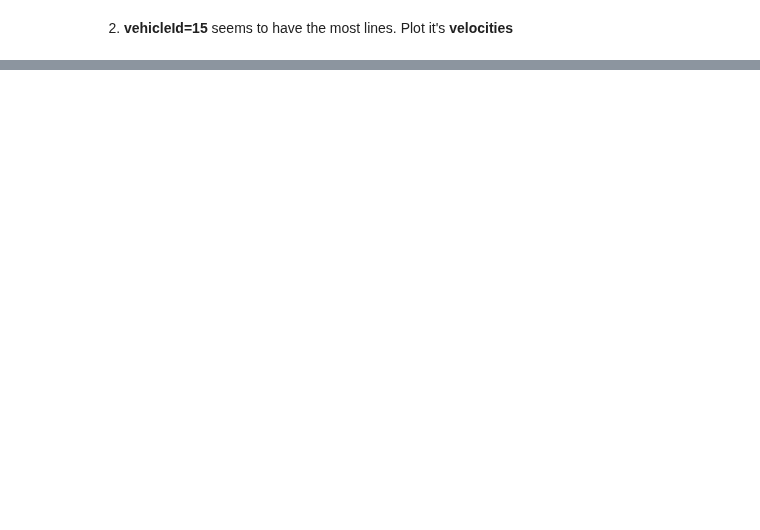
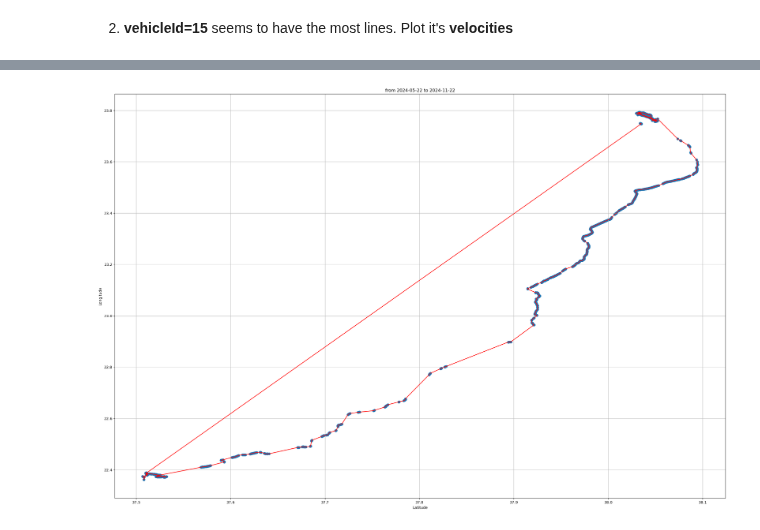
Before and after one commit to GeorgeStyl/Ptyxiaki-Repository, a Jupyter notebook: Python_Scripts/Data_Analysis/data_analysis.ipynb, the cells around one changed output, grey strips where cells are left out. Drawn from its saved outputs; the diff is of its cells as text; code cells hidden in the pictures; blank space fills up the shorter version.

Commit message:
updated some plots

```diff
--- a/Python_Scripts/Data_Analysis/data_analysis.ipynb
+++ b/Python_Scripts/Data_Analysis/data_analysis.ipynb
@@ -213,6 +235,8 @@ No data found for vehicleId 100. Skipping...
 Process complete!
 # %% [markdown]
 Visualize data **dispersion**
+# %%
+PLOT_FOLDER_PATH = './Plots/'
 # %% [markdown]
 1) Plot **unique** vehicles
 # %%
@@ -444,0 +341,24 @@ def unix_to_datetime_pandas(unix_timestamp_column):
+# %%
+import matplotlib.pyplot as plt
+import matplotlib.ticker as ticker
+
+
+plt.figure(figsize=(30, 20))
+plt.title(f'from {date_stored.iloc[0].strftime("%Y-%m-%d")} to {date_stored.iloc[-1].strftime("%Y-%m-%d")}')
+plt.xlabel('Latitude')
+plt.ylabel('Longitude')
+
+# Disable scientific notation on both axes
+plt.gca().xaxis.set_major_formatter(ticker.ScalarFormatter(useMathText=True))
+plt.gca().yaxis.set_major_formatter(ticker.ScalarFormatter(useMathText=True))
+
+# Optionally, turn off offset notation
+plt.gca().ticklabel_format(useOffset=False)
+
+plt.grid()
+plt.scatter(lat_clmn, long_clmn)
+plt.plot(lat_clmn, long_clmn, color='r')
+plt.savefig(os.path.join(PLOT_FOLDER_PATH, 'vehicle_15_coordinates'))
+plt.show()
+# %% [output]
+[figure, added]
```
Also changed, not shown: parts of 18 cells of this notebook, 7 other files.
